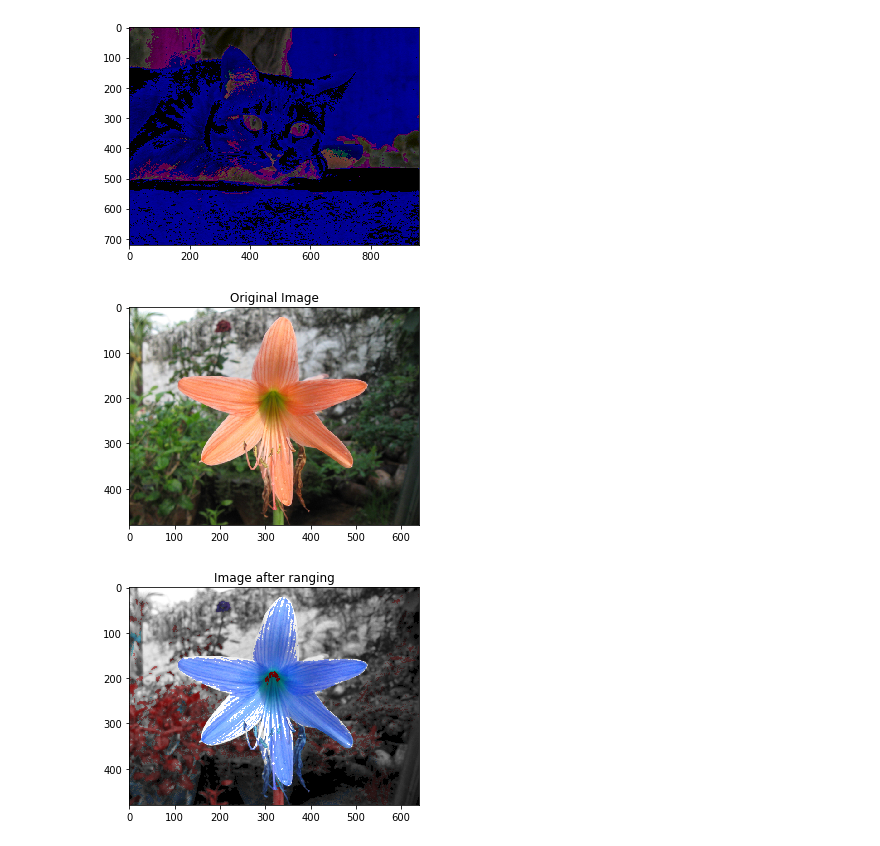
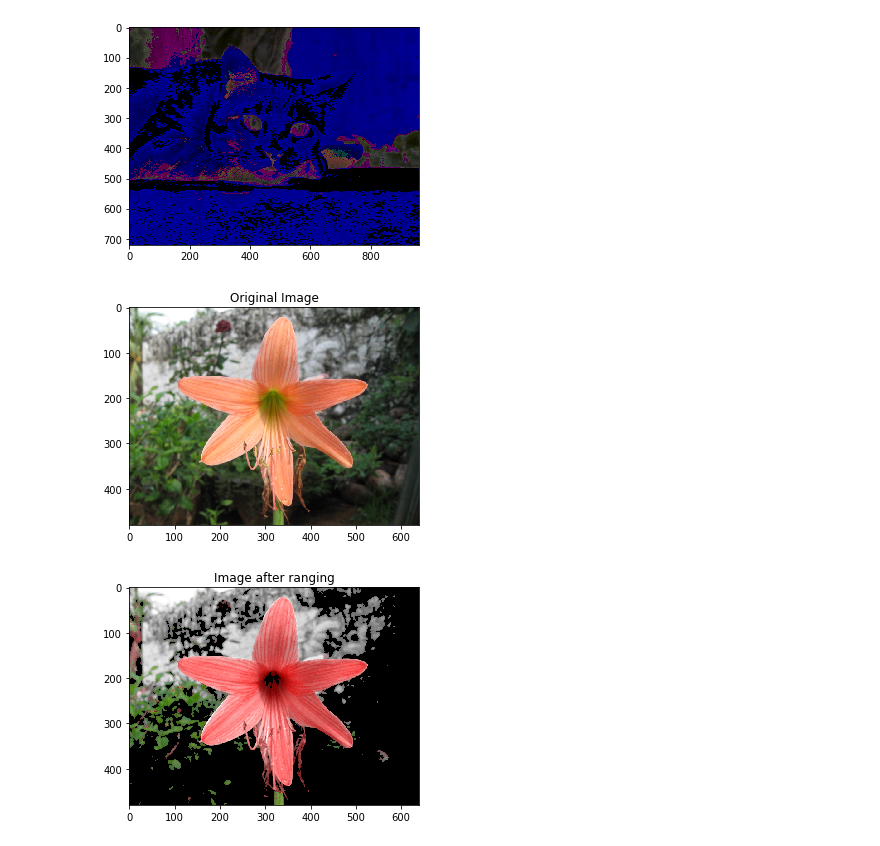
Before and after one commit to saisk8/Color-Image-Processing, a Jupyter notebook: Assignment-1/Assignment-1.ipynb, the cells around one changed output. Cells and saved outputs as stored; diff of their text form; code cells hidden in the pictures.

Commit message:
New Images

```diff
--- a/Assignment-1/Assignment-1.ipynb
+++ b/Assignment-1/Assignment-1.ipynb
@@ -63,31 +64,31 @@ colorRangeSV = np.vectorize(colorRangeSV)
 # %%
 def colorRangeHSV(h_c, h_bw, s_c, v_c, image_path):
     # Find the minimun and maximum values of the range
     v1 = (h_c - h_bw) % 180
     v2 = (h_c + h_bw) % 180
     s_c = max(0, s_c)
     s_c = min(255, s_c)
     v_c = max(0, v_c)
     v_c = min(255, v_c)
     # print(min_r, max_r, min_g, max_g, min_b, max_g)
 
     # Read the image
-    img = mpimg.imread(image_path)
+    img = cv2.imread(image_path)
     plt.title("Original Image")
-    plt.imshow(img)
+    plt.imshow(cv2.cvtColor(img, cv2.COLOR_BGR2RGB))
     plt.show()
     img_hsv = cv2.cvtColor(img, cv2.COLOR_BGR2HSV)
     img_ranged = np.zeros(img.shape, dtype="uint8")
 
     #Apply color ranging
     img_h, img_s, img_v = img_hsv[:,:,0], img_hsv[:,:,1], img_hsv[:,:,2]
     img_ranged[:,:,0] = colorRangeH(img_h, v1, v2)
     img_ranged[:,:,1] = colorRangeSV(img_s, s_c)
     img_ranged[:,:,2] = colorRangeSV(img_v, v_c)
     plt.title("Image after ranging")
     plt.imshow(cv2.cvtColor(img_ranged, cv2.COLOR_HSV2RGB))
 
-colorRangeHSV(120, 30, 100, 20, "Images/orange-flower.ppm")
+colorRangeHSV(60, 20, 50, 100, "Images/orange-flower.ppm")
 # %% [output]
 [figure]
-[figure, old version]
+[figure, new version]
```
Also changed, not shown: parts of 7 cells of this notebook, 4 other files.
